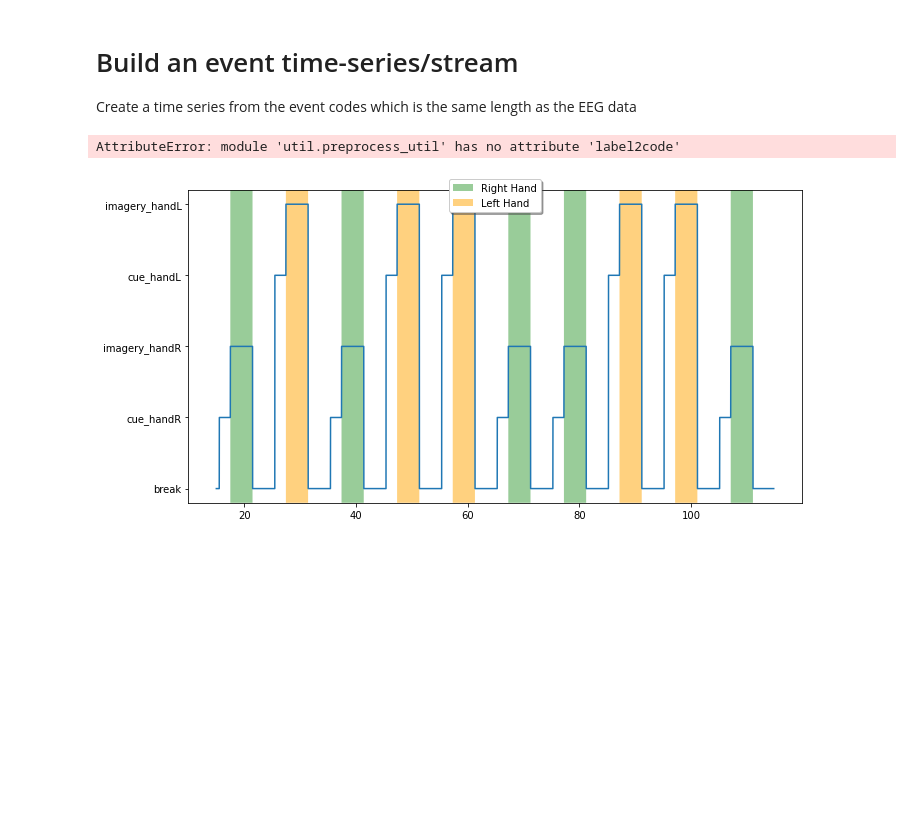
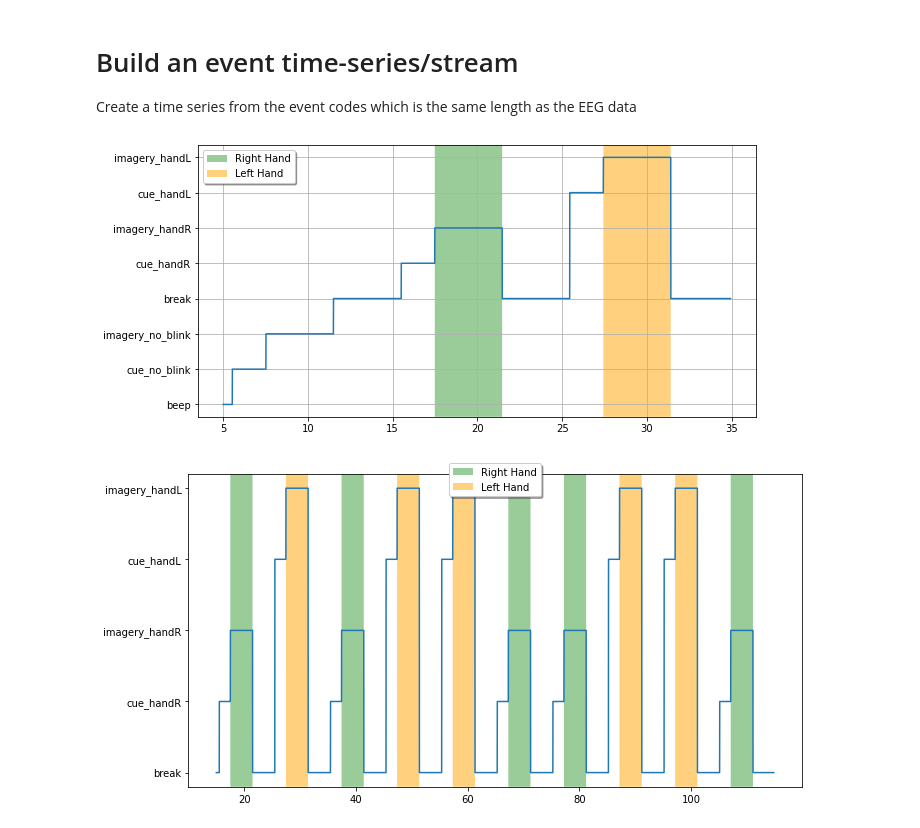
Before and after one commit to Jake-Jay/motor-imagery, a Jupyter notebook: FullPipeline_01.ipynb, the cells around one changed output. Saved outputs shown, nothing was run; the diff lists cells and outputs as text; code cells hidden in the pictures; blank space fills up the shorter version.

```diff
--- a/FullPipeline_01.ipynb
+++ b/FullPipeline_01.ipynb
@@ -188,28 +188,28 @@ for i, (_, code) in enumerate(zip(indices[1:], event_codes)):
 # %%
 window = 30
 start_time = 5
 t = np.arange(0, window*fs, 1/fs)
 
 fig, ax = plt.subplots(figsize=(10,5))
 x = relative_eeg_timestamps[start_time*fs:(start_time + window)*fs]
 y = event_time_series[start_time*fs:(start_time + window)*fs]
 ax.plot(x, y, '-')
 
 import matplotlib.transforms as mtransforms
 trans = mtransforms.blended_transform_factory(ax.transData, ax.transAxes)
 
 ax.fill_between(x, 0, 1, where= (y == 5),
                 facecolor='green', alpha=0.4, transform=trans, label='Right Hand')
 ax.fill_between(x, 0, 1, where= (y == 7),
                 facecolor='orange', alpha=0.5, transform=trans, label='Left Hand')
 
-event_labels = list(preprocess.label2code.keys())
+event_labels = list(label2code.keys())
 plt.yticks(range(len(event_labels)), event_labels)
 plt.grid()
 plt.legend(shadow=True)
 plt.show()
 # %% [output]
-AttributeError: module 'util.preprocess_util' has no attribute 'label2code'
+[figure, added]
 # %%
 window = 100
 start_time = 15
```
Also changed, not shown: parts of 10 cells of this notebook, 1 other file.
